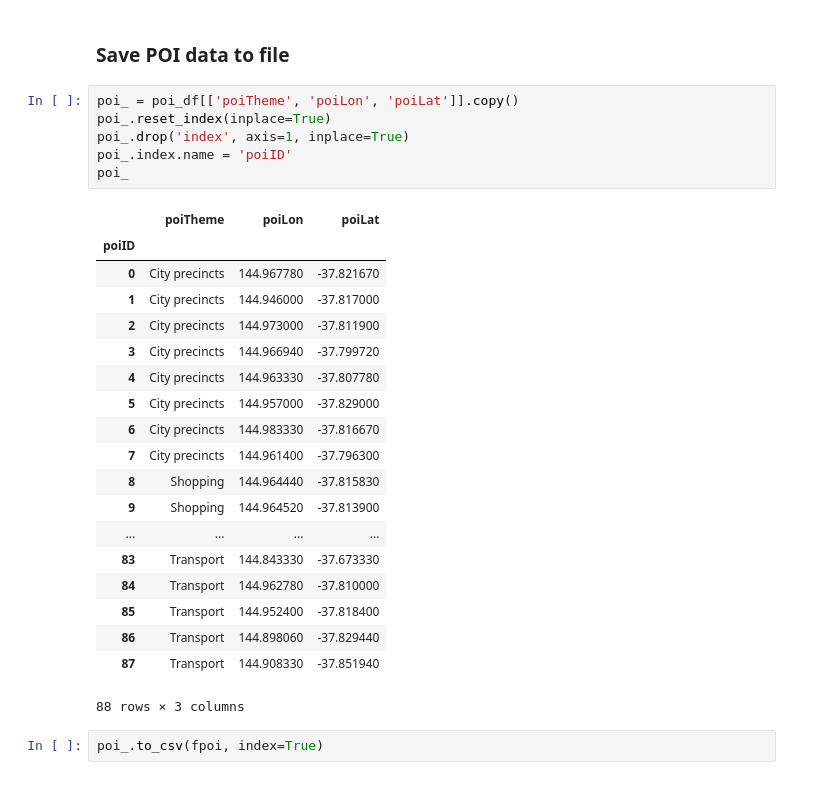
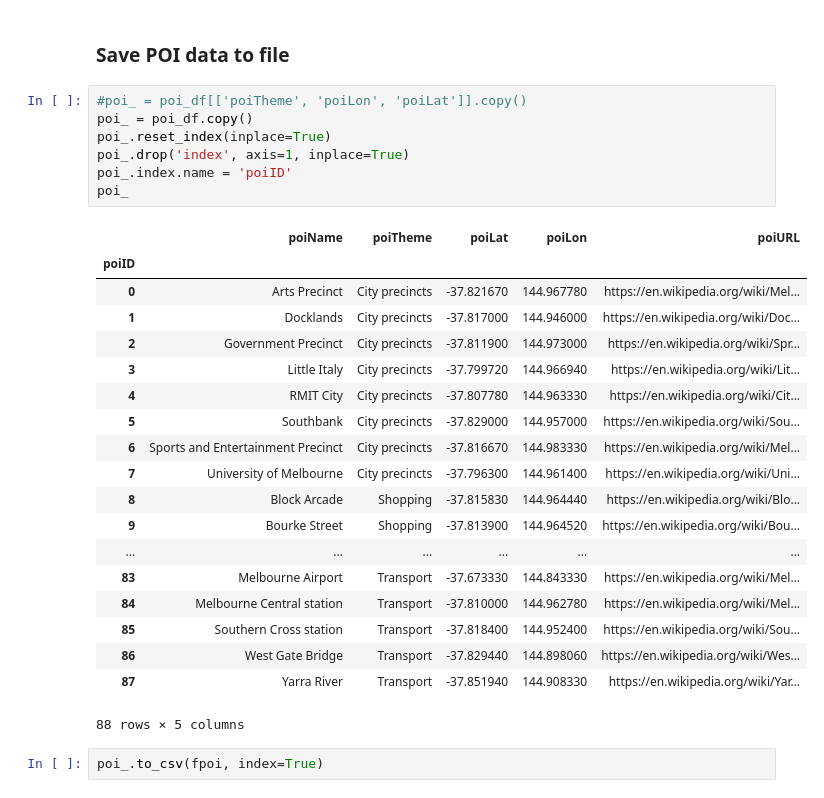
Before and after one commit to dongwookim-ml/flickr-photo, a Jupyter notebook: src/poi_wikipedia.ipynb, the cells around one changed output. Saved outputs shown, nothing was run; the diff lists cells and outputs as text.

```diff
--- a/src/poi_wikipedia.ipynb
+++ b/src/poi_wikipedia.ipynb
@@ -443,31 +443,32 @@ poi_df.head(35)
 # %% [markdown]
 ### Save POI data to file
 # %%
-poi_ = poi_df[['poiTheme', 'poiLon', 'poiLat']].copy()
+#poi_ = poi_df[['poiTheme', 'poiLon', 'poiLat']].copy()
+poi_ = poi_df.copy()
 poi_.reset_index(inplace=True)
 poi_.drop('index', axis=1, inplace=True)
 poi_.index.name = 'poiID'
 poi_
 # %% [output]
-|  | poiTheme | poiLon | poiLat |
-| poiID |  |  |  |
-| 0 | City precincts | 144.967780 | -37.821670 |
-| 1 | City precincts | 144.946000 | -37.817000 |
-| 2 | City precincts | 144.973000 | -37.811900 |
-| 3 | City precincts | 144.966940 | -37.799720 |
-| 4 | City precincts | 144.963330 | -37.807780 |
-| 5 | City precincts | 144.957000 | -37.829000 |
-| 6 | City precincts | 144.983330 | -37.816670 |
-| 7 | City precincts | 144.961400 | -37.796300 |
-| 8 | Shopping | 144.964440 | -37.815830 |
-| 9 | Shopping | 144.964520 | -37.813900 |
-| ... | ... | ... | ... |
-| 83 | Transport | 144.843330 | -37.673330 |
-| 84 | Transport | 144.962780 | -37.810000 |
-| 85 | Transport | 144.952400 | -37.818400 |
-| 86 | Transport | 144.898060 | -37.829440 |
-| 87 | Transport | 144.908330 | -37.851940 |
+|  | poiName | poiTheme | poiLat | poiLon | poiURL |
+| poiID |  |  |  |  |  |
+| 0 | Arts Precinct | City precincts | -37.821670 | 144.967780 | https://en.wikipedia.org/wiki/Mel... |
+| 1 | Docklands | City precincts | -37.817000 | 144.946000 | https://en.wikipedia.org/wiki/Doc... |
+| 2 | Government Precinct | City precincts | -37.811900 | 144.973000 | https://en.wikipedia.org/wiki/Spr... |
+| 3 | Little Italy | City precincts | -37.799720 | 144.966940 | https://en.wikipedia.org/wiki/Lit... |
+| 4 | RMIT City | City precincts | -37.807780 | 144.963330 | https://en.wikipedia.org/wiki/Cit... |
+| 5 | Southbank | City precincts | -37.829000 | 144.957000 | https://en.wikipedia.org/wiki/Sou... |
+| 6 | Sports and Entertainment Precinct | City precincts | -37.816670 | 144.983330 | https://en.wikipedia.org/wiki/Mel... |
+| 7 | University of Melbourne | City precincts | -37.796300 | 144.961400 | https://en.wikipedia.org/wiki/Uni... |
+| 8 | Block Arcade | Shopping | -37.815830 | 144.964440 | https://en.wikipedia.org/wiki/Blo... |
+| 9 | Bourke Street | Shopping | -37.813900 | 144.964520 | https://en.wikipedia.org/wiki/Bou... |
+| ... | ... | ... | ... | ... | ... |
+| 83 | Melbourne Airport | Transport | -37.673330 | 144.843330 | https://en.wikipedia.org/wiki/Mel... |
+| 84 | Melbourne Central station | Transport | -37.810000 | 144.962780 | https://en.wikipedia.org/wiki/Mel... |
+| 85 | Southern Cross station | Transport | -37.818400 | 144.952400 | https://en.wikipedia.org/wiki/Sou... |
+| 86 | West Gate Bridge | Transport | -37.829440 | 144.898060 | https://en.wikipedia.org/wiki/Wes... |
+| 87 | Yarra River | Transport | -37.851940 | 144.908330 | https://en.wikipedia.org/wiki/Yar... |
-88 rows × 3 columns
+88 rows × 5 columns
 # %%
 poi_.to_csv(fpoi, index=True)
 # %%
```
Also changed, not shown: 1 other file.
